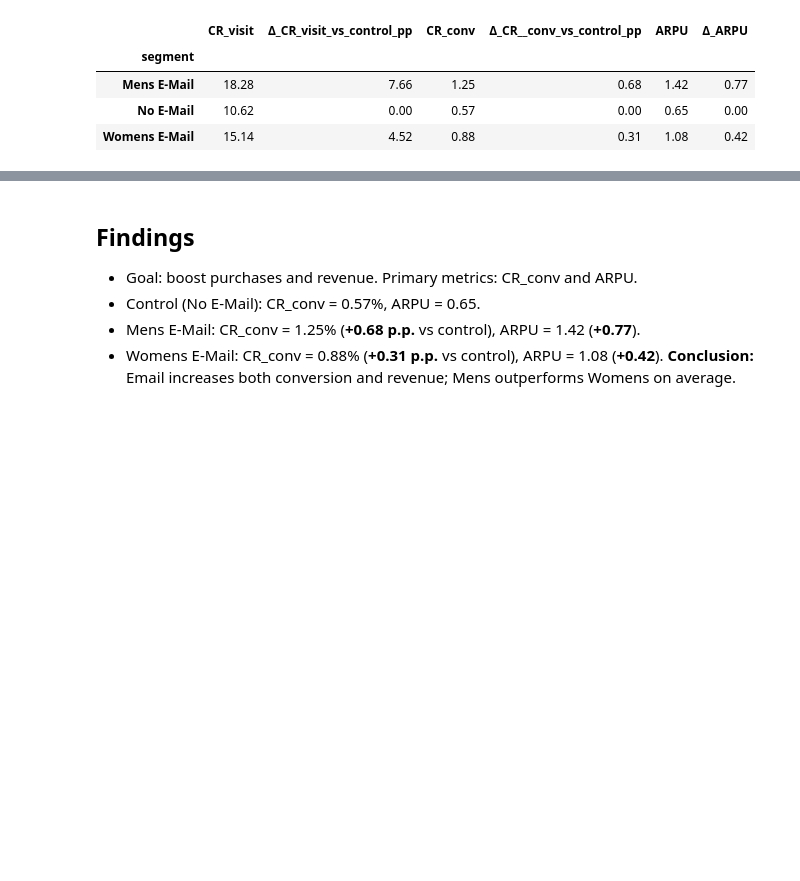
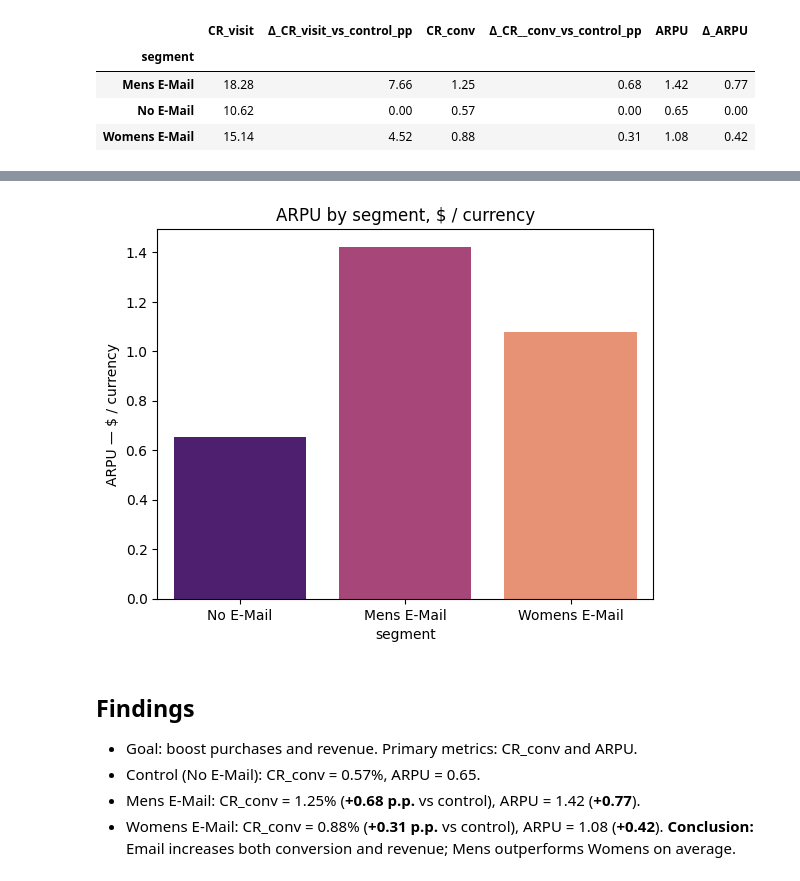
Before and after one commit to qpx-hatikrist/email-uplift-ab, a Jupyter notebook: notebooks/01_eda.ipynb, the cells around one changed output, grey strips where cells are left out. Drawn from its saved outputs; the diff is of its cells as text; code cells hidden in the pictures; blank space fills up the shorter version.

```diff
--- a/notebooks/01_eda.ipynb
+++ b/notebooks/01_eda.ipynb
@@ -90,3 +110,11 @@ result_by_cv_arpu
+# %%
+arpu_pct = arpu.reindex(["No E-Mail", "Mens E-Mail", "Womens E-Mail"])
+sns.barplot(x=arpu_pct.index, y=arpu_pct.values, hue=arpu_pct.index, legend=False, palette='magma')
+plt.title('ARPU by segment, $ / currency')
+plt.ylabel('ARPU — $ / currency')
+plt.savefig("../reports/figures/arpu_by_segment.png", dpi=200)
+# %% [output]
+[figure, added]
 # %% [markdown]
 ## Findings
 - Goal: boost purchases and revenue. Primary metrics: CR_conv and ARPU.
```
Also changed, not shown: parts of 4 cells of this notebook.
